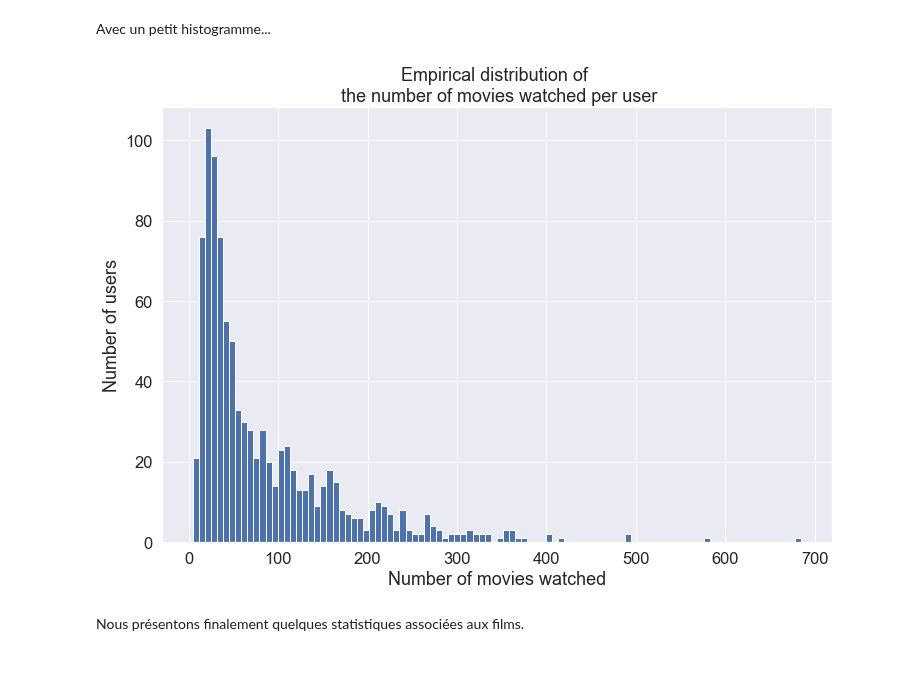
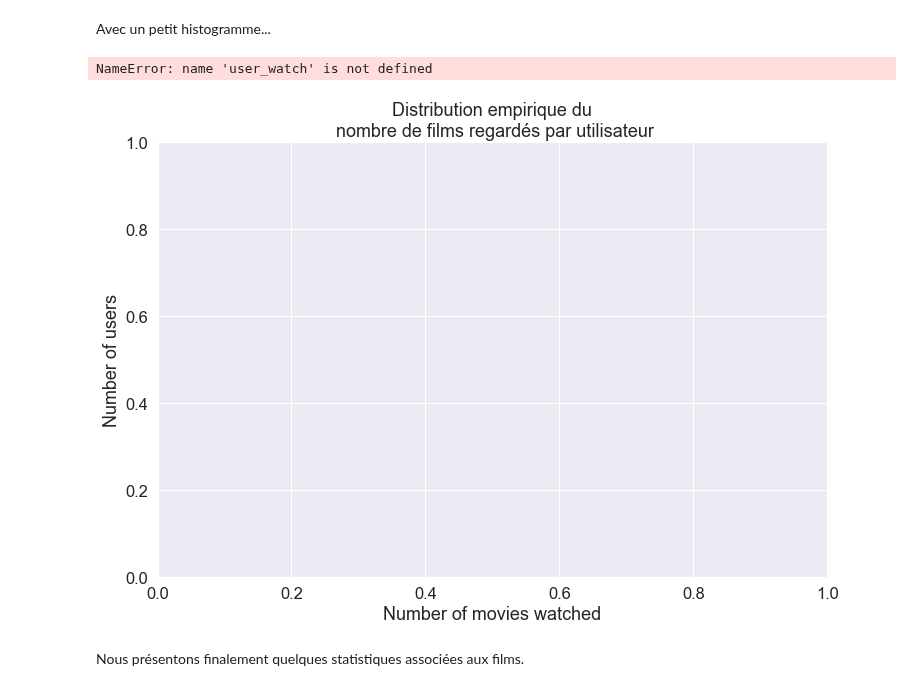
Before and after one commit to lcharlin/80-629, a Jupyter notebook: week11-RecommenderSystems/Tutoriel-FR/SRMF - Questions.ipynb, the cells around one changed output. Cells and saved outputs as stored; diff of their text form; code cells hidden in the pictures.

```diff
--- a/week11-RecommenderSystems/Tutoriel-FR/SRMF - Questions.ipynb
+++ b/week11-RecommenderSystems/Tutoriel-FR/SRMF - Questions.ipynb
@@ -208,13 +209,14 @@ Avec un petit histogramme...
 # %%
 sns.set(rc={'figure.figsize':(12,8)})
 sns.set(font_scale = 1.5)
 
-plt.title('Empirical distribution of \n the number of movies watched per user')
+plt.title('Distribution empirique du\n nombre de films regardés par utilisateur')
 plt.xlabel('Number of movies watched')
 plt.ylabel('Number of users')
 plt.hist(user_watch, 100);
 # %% [output]
+NameError: name 'user_watch' is not defined
-[figure, old version]
+[figure, new version]
 # %% [markdown]
 Nous présentons finalement quelques statistiques associées aux films.
 # %%
```
Also changed, not shown: parts of 12 cells of this notebook, 1 other file.
